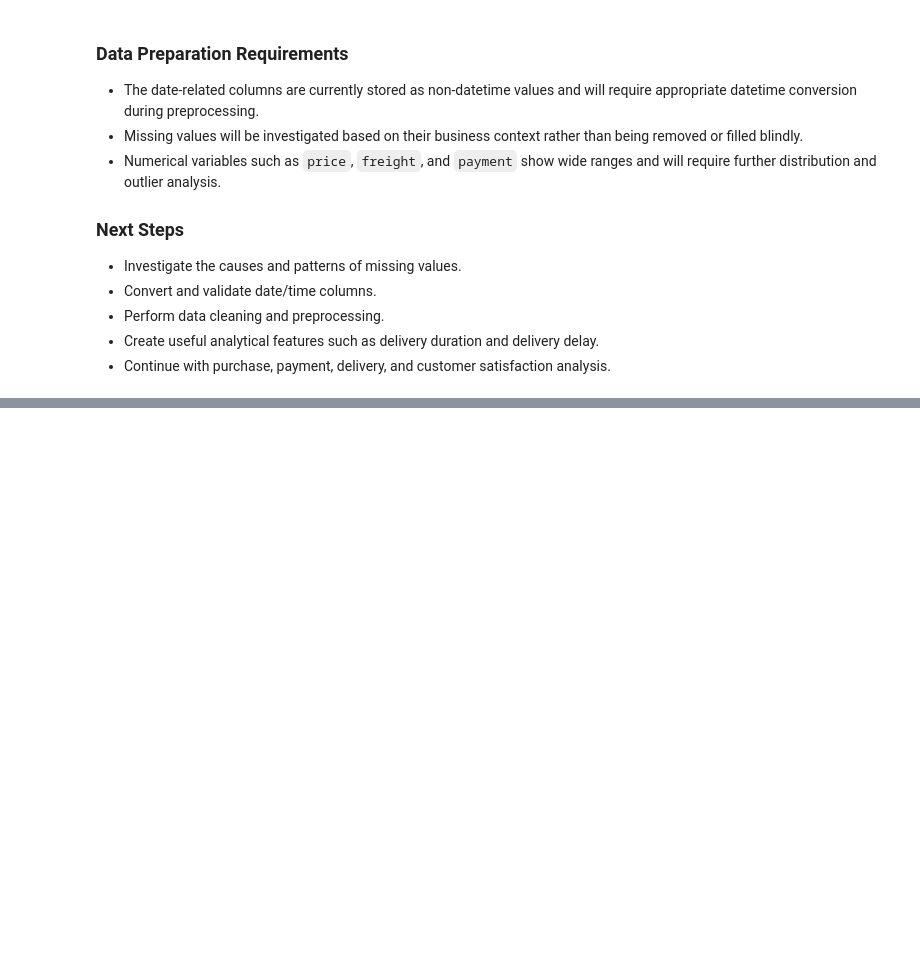
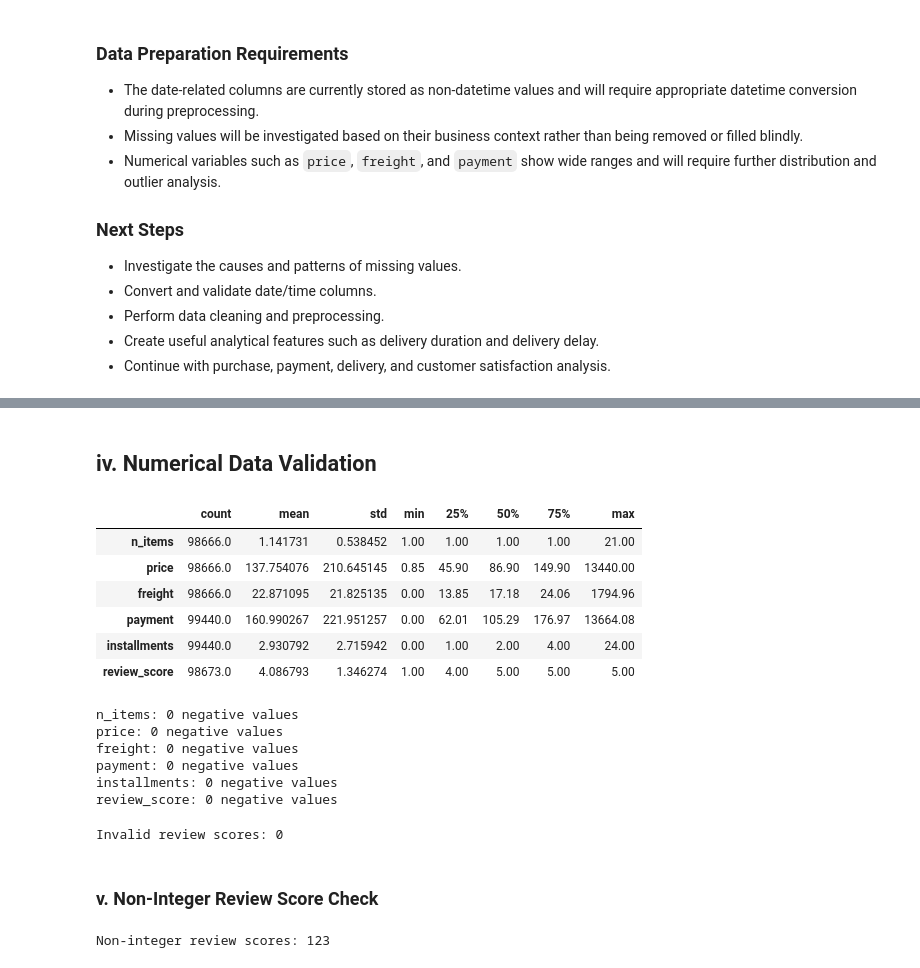
Before and after one commit to PranjaliSBidwe/E-Commerce_Sales_Customer_Behavior_Analysis, a Jupyter notebook: 01_data_understanding.ipynb, the cells around one changed output, grey strips where cells are left out. Saved outputs shown, nothing was run; the diff lists cells and outputs as text; code cells hidden in the pictures; blank space fills up the shorter version.

Commit message:
Add data quality analysis

```diff
--- a/01_data_understanding.ipynb
+++ b/01_data_understanding.ipynb
@@ -273,0 +356,51 @@ df[date_columns].head()
+# %% [markdown]
+## iv. Numerical Data Validation
+# %%
+numeric_columns = [
+    "n_items",
+    "price",
+    "freight",
+    "payment",
+    "installments",
+    "review_score"
+]
+
+df[numeric_columns].describe().T
+# %% [output]
+|  | count | mean | std | min | 25% | 50% | 75% | max |
+| n_items | 98666.0 | 1.141731 | 0.538452 | 1.00 | 1.00 | 1.00 | 1.00 | 21.00 |
+| price | 98666.0 | 137.754076 | 210.645145 | 0.85 | 45.90 | 86.90 | 149.90 | 13440.00 |
+| freight | 98666.0 | 22.871095 | 21.825135 | 0.00 | 13.85 | 17.18 | 24.06 | 1794.96 |
+| payment | 99440.0 | 160.990267 | 221.951257 | 0.00 | 62.01 | 105.29 | 176.97 | 13664.08 |
+| installments | 99440.0 | 2.930792 | 2.715942 | 0.00 | 1.00 | 2.00 | 4.00 | 24.00 |
+| review_score | 98673.0 | 4.086793 | 1.346274 | 1.00 | 4.00 | 5.00 | 5.00 | 5.00 |
+# %%
+for column in numeric_columns:
+    print(f"{column}: {(df[column] < 0).sum()} negative values")
+# %% [output]
+n_items: 0 negative values
+price: 0 negative values
+freight: 0 negative values
+payment: 0 negative values
+installments: 0 negative values
+review_score: 0 negative values
+# %%
+invalid_reviews = df[
+    (df["review_score"] < 1) |
+    (df["review_score"] > 5)
+]
+
+print("Invalid review scores:", len(invalid_reviews))
+# %% [output]
+Invalid review scores: 0
+# %% [markdown]
+### v. Non-Integer Review Score Check
+# %%
+non_integer_reviews = df[
+    df["review_score"].notna() &
+    (df["review_score"] % 1 != 0)
+]
+
+print("Non-integer review scores:", len(non_integer_reviews))
+# %% [output]
+Non-integer review scores: 123
```
Also changed, not shown: parts of 24 cells of this notebook.
